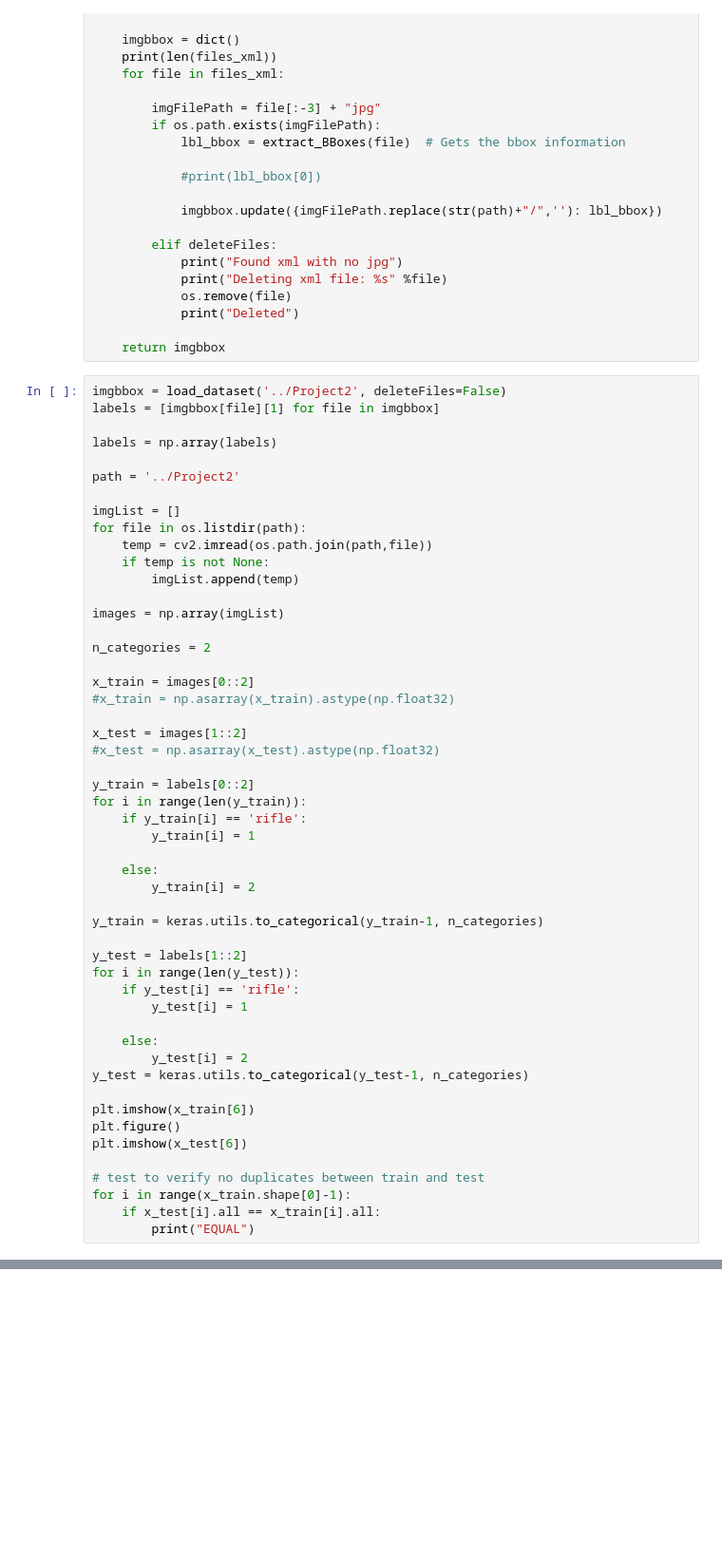
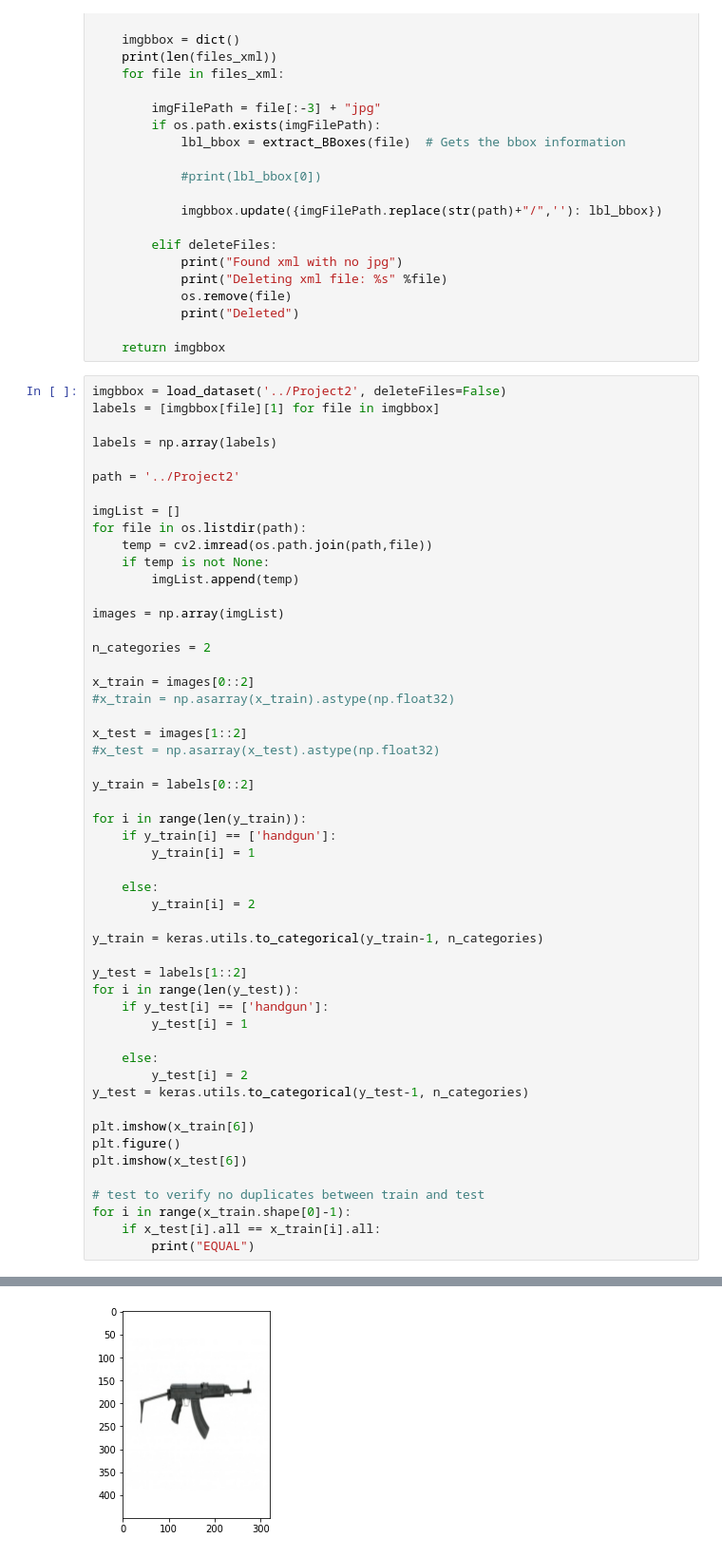
Before and after one commit to Kohmann/FasterRCNN-weapon-detection, a Jupyter notebook: src/basic_model_2_classes.ipynb, the cells around one changed output, grey strips where cells are left out. Shown at 95% size. Cells and saved outputs as stored; diff of their text form; blank space fills up the shorter version.

```diff
--- a/src/basic_model_2_classes.ipynb
+++ b/src/basic_model_2_classes.ipynb
@@ -74,8 +74,9 @@ x_test = images[1::2]
 #x_test = np.asarray(x_test).astype(np.float32)
 
 y_train = labels[0::2]
+
 for i in range(len(y_train)):
-    if y_train[i] == 'rifle':
+    if y_train[i] == ['handgun']:
         y_train[i] = 1
 
     else:
@@ -85,7 +86,7 @@ y_train = keras.utils.to_categorical(y_train-1, n_categories)
 
 y_test = labels[1::2]
 for i in range(len(y_test)):
-    if y_test[i] == 'rifle':
+    if y_test[i] == ['handgun']:
         y_test[i] = 1
 
     else:
@@ -100,3 +101,4 @@ plt.imshow(x_test[6])
 for i in range(x_train.shape[0]-1):
     if x_test[i].all == x_train[i].all:
         print("EQUAL")
+# %% [output]
@@ -102,0 +106 @@ for i in range(x_train.shape[0]-1):
+[figure, added]
```
Also changed, not shown: parts of 2 cells of this notebook.
